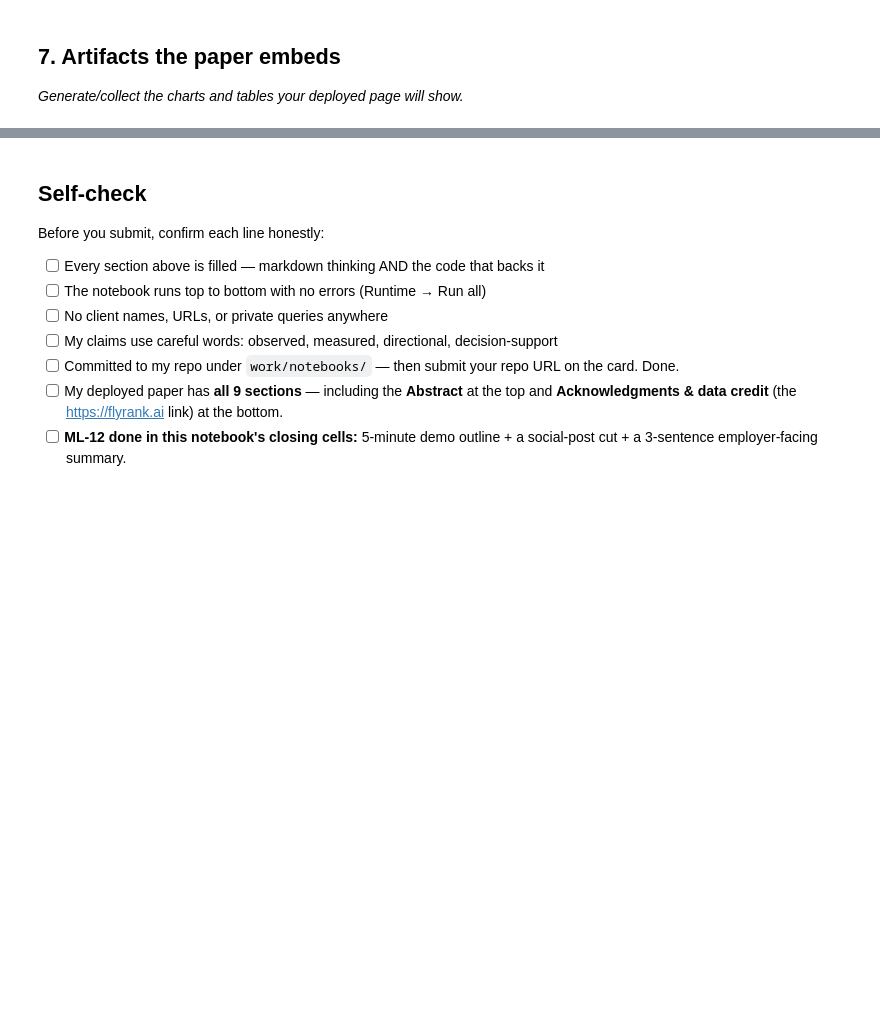
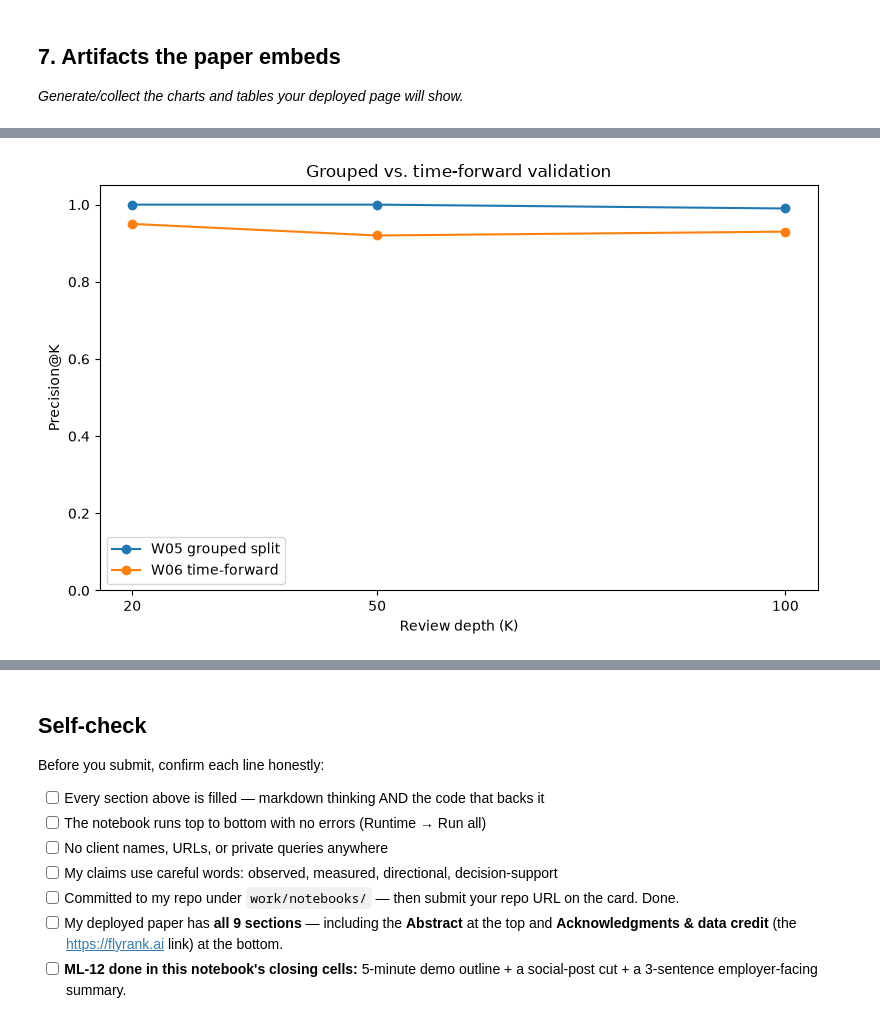
Before and after one commit to SaimAli0001/Flyrank-Internship-ml, a Jupyter notebook: work/notebooks/capstone.ipynb, the cells around one changed output, grey strips where cells are left out. Saved outputs shown, nothing was run; the diff lists cells and outputs as text; code cells hidden in the pictures; blank space fills up the shorter version.

```diff
--- a/work/notebooks/capstone.ipynb
+++ b/work/notebooks/capstone.ipynb
@@ -20,0 +366,19 @@ This skeleton is yours to fill. Work the sections **in order** — each one has
+# %%
+
+
+jan_feb = build_monthly_model_frame("2026-01", "2026-02")
+feb_mar = build_monthly_model_frame("2026-02", "2026-03")
+mar_apr = build_monthly_model_frame("2026-03", "2026-04")
+
+train_time = pd.concat(
+    [jan_feb, feb_mar],
+    ignore_index=True
+)
+
+test_time = mar_apr.copy()
+
+print("Jan → Feb:", jan_feb.shape)
+print("Feb → Mar:", feb_mar.shape)
+print("Mar → Apr:", mar_apr.shape)
+print("Training rows:", len(train_time))
+print("Test rows:", len(test_time))
@@ -36,0 +792,30 @@ This skeleton is yours to fill. Work the sections **in order** — each one has
+# %%
+plt.figure(figsize=(8, 5))
+
+plt.plot(
+    results_time_forward["K"],
+    results_time_forward["W05_grouped_split"],
+    marker="o",
+    label="W05 grouped split"
+)
+
+plt.plot(
+    results_time_forward["K"],
+    results_time_forward["W06_time_forward"],
+    marker="o",
+    label="W06 time-forward"
+)
+
+plt.xlabel("Review depth (K)")
+plt.ylabel("Precision@K")
+plt.title("Grouped vs. time-forward validation")
+plt.xticks(results_time_forward["K"])
+plt.ylim(0, 1.05)
+plt.legend()
+plt.tight_layout()
+
+fig2_path = fig_dir / "grouped_vs_time_forward.png"
+plt.savefig(fig2_path, dpi=180, bbox_inches="tight")
+plt.show()
+# %% [output]
+[figure, added]
```
Also changed, not shown: parts of 22 cells of this notebook.
